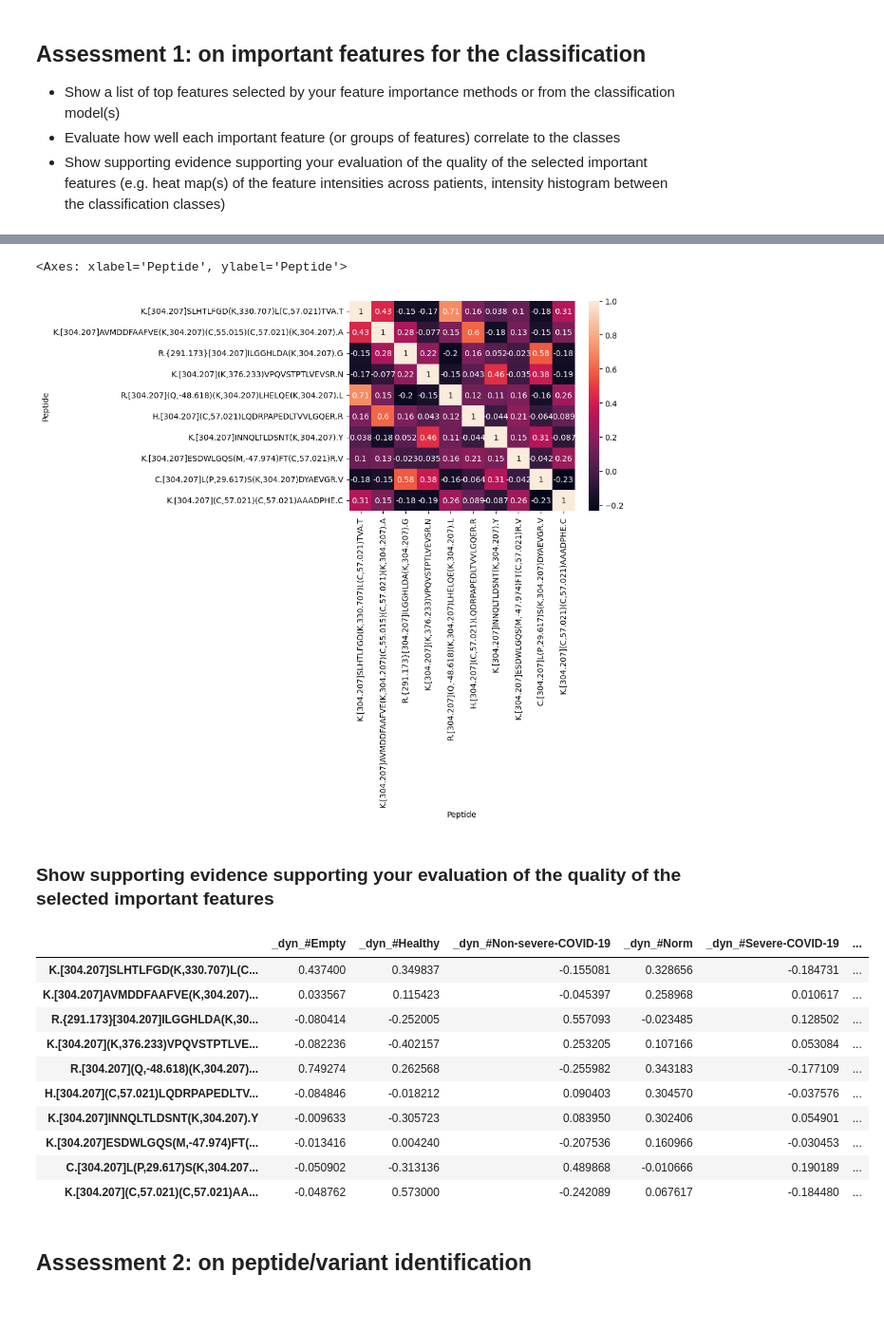
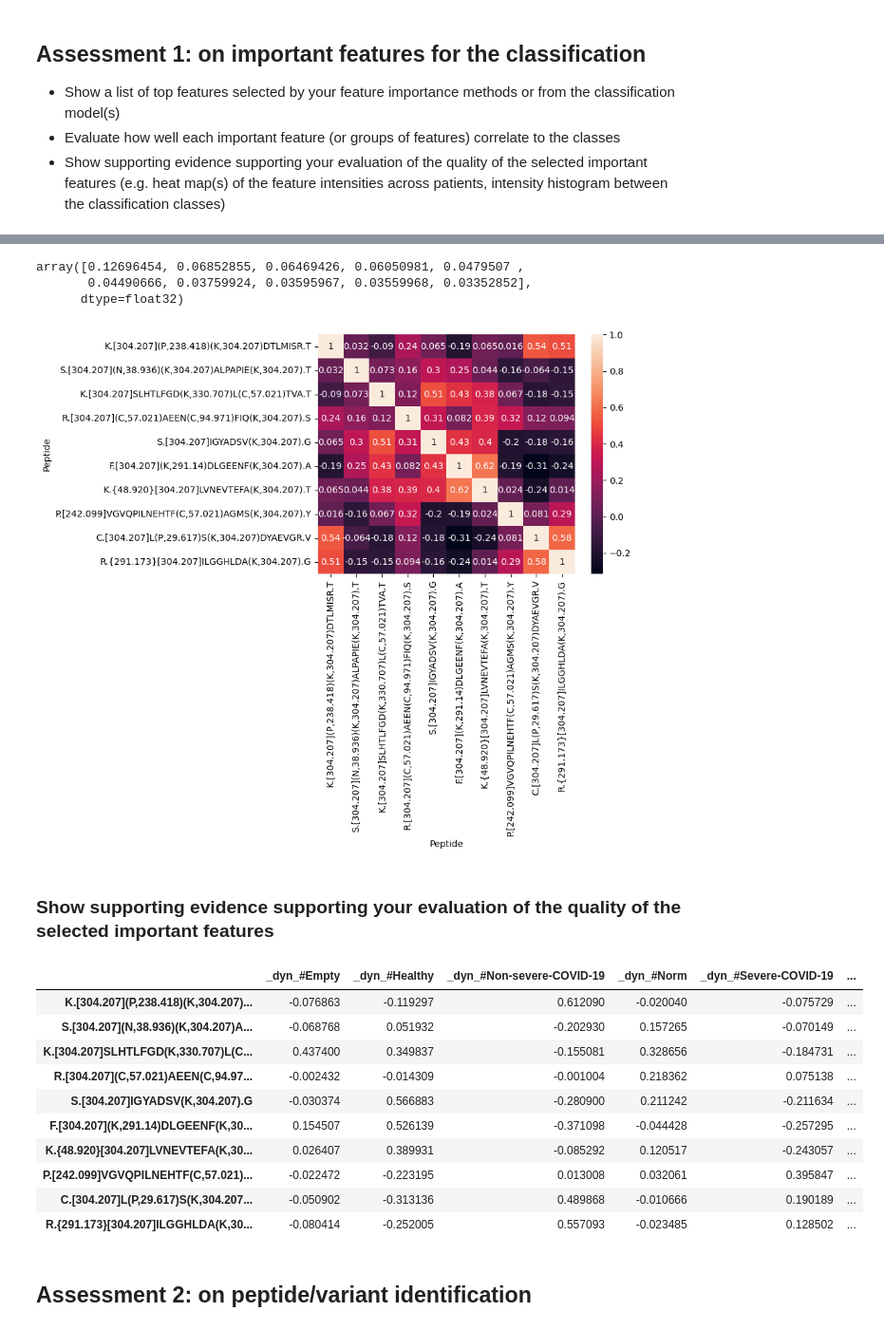
Before and after one commit to MiddleEarthExplorer/COVID19_Classification, a Jupyter notebook: CSE291_Notebook_Brian-Stage 2.ipynb, the cells around one changed output, grey strips where cells are left out. Shown at 95% size. Saved outputs shown, nothing was run; the diff lists cells and outputs as text; code cells hidden in the pictures.

```diff
--- a/CSE291_Notebook_Brian-Stage 2.ipynb
+++ b/CSE291_Notebook_Brian-Stage 2.ipynb
@@ -846,10 +846,17 @@ F1 Score:  0.8571428571428571
 # %%
 # XGBoost model
 xgb_random_seed = 42
+best_params_ = {'subsample': 0.6, 'n_estimators': 50, 'max_depth': 3, 'learning_rate': 0.1, 'colsample_bytree': 0.4, 'colsample_bylevel': 0.7}
 
-xgb_model_raw = xgb.XGBClassifier(seed=xgb_random_seed)
-xgb_model_raw.fit(X_train, Y_train)
-pred_xgb = xgb_model_raw.predict(X_test)
+xgb_model = xgb.XGBClassifier(seed=xgb_random_seed, subsample= best_params_['subsample'],
+                              n_estimators= best_params_['n_estimators'],
+                              max_depth=best_params_['max_depth'],
+                             learning_rate=best_params_['learning_rate'] ,
+                              colsample_bytree= best_params_['colsample_bytree'],
+                              colsample_bylevel= best_params_['colsample_bylevel'])
+
+xgb_model.fit(X_train, Y_train)
+pred_xgb = xgb_model.predict(X_test)
 print("XGBoost Model (before fine tune) test results:")
 Precision, Recall, Accuracy, Balanced_accuracy, F1_Score = getMetrics(pred_xgb, Y_test, flag_print=True)
 # %% [output]
@@ -998,6 +1005,3 @@ F1 Score:  0.8571428571428571
 - Show a list of top features selected by your feature importance methods or from the classification model(s)
 - Evaluate how well each important feature (or groups of features) correlate to the classes
 - Show supporting evidence supporting your evaluation of the quality of the selected important features (e.g. heat map(s) of the feature intensities across patients, intensity histogram between the classification classes)
-# %%
-xgb_model = xgb_model_raw  # modify this
-xgb_model.feature_importances_
@@ -1005,0 +1008,3 @@ array([0., 0., 0., ..., 0., 0., 0.], dtype=float32)
+# %%
+log_num = 1
+xgb_model.feature_importances_
@@ -1044,3 +1069,12 @@ array([0.30083323, 0.1777439 , 0.09602928, 0.07597069, 0.05758812,
+# %%
+topk_importance = np.array(xgb_model.feature_importances_)[sorted_idx][:feature_number]
+# topk_importance = np.array([0.30083323, 0.1777439 , 0.09602928, 0.07597069, 0.05758812,
+#        0.05366225, 0.03516837, 0.0322929 , 0.02885217, 0.0285464 ])
+topk_importance
+# %% [output]
+array([0.12696454, 0.06852855, 0.06469426, 0.06050981, 0.0479507 ,
+       0.04490666, 0.03759924, 0.03595967, 0.03559968, 0.03352852],
+      dtype=float32)
 # %%
 # get top k features
 topk_features = pd.DataFrame({
@@ -1051,9 +1085,10 @@ topk_features = pd.DataFrame({
 # Calculate the correlation among peptides
 corr_matrix = variants_processed[topk_peptides.tolist() + ['Condition']].corr()
 sns.heatmap(corr_matrix, annot=True)
+plt.savefig("./images/feature_correlation_heapmap-%i.png"%(log_num),dpi=300, bbox_inches = 'tight', pad_inches = 0)
+plt.show()
 # %% [output]
-<Axes: xlabel='Peptide', ylabel='Peptide'>
-[figure, old version]
+[figure, new version]
 # %% [markdown]
 ### Show supporting evidence supporting your evaluation of the quality of the selected important features
 # %%
@@ -1063,20 +1098,21 @@ target_df = pd.DataFrame(target_encoded, columns=encoder.categories_[0], index=v
 # %%
 concat_df = pd.concat([variants_processed[topk_peptides], target_df], axis=1)
 corr_matrix = concat_df.corr()
 corr_matrix_filtered = corr_matrix.loc[topk_peptides, encoder.categories_[0]]
+corr_matrix_filtered.to_csv("images/corr_matrix_filtered-%i.csv"%(log_num))
 corr_matrix_filtered
 # %% [output]
 |  | _dyn_#Empty | _dyn_#Healthy | _dyn_#Non-severe-COVID-19 | _dyn_#Norm | _dyn_#Severe-COVID-19 | ... |
+| K.[304.207](P,238.418)(K,304.207)... | -0.076863 | -0.119297 | 0.612090 | -0.020040 | -0.075729 | ... |
+| S.[304.207](N,38.936)(K,304.207)A... | -0.068768 | 0.051932 | -0.202930 | 0.157265 | -0.070149 | ... |
 | K.[304.207]SLHTLFGD(K,330.707)L(C... | 0.437400 | 0.349837 | -0.155081 | 0.328656 | -0.184731 | ... |
-| K.[304.207]AVMDDFAAFVE(K,304.207)... | 0.033567 | 0.115423 | -0.045397 | 0.258968 | 0.010617 | ... |
+| R.[304.207](C,57.021)AEEN(C,94.97... | -0.002432 | -0.014309 | -0.001004 | 0.218362 | 0.075138 | ... |
+| S.[304.207]IGYADSV(K,304.207).G | -0.030374 | 0.566883 | -0.280900 | 0.211242 | -0.211634 | ... |
+| F.[304.207](K,291.14)DLGEENF(K,30... | 0.154507 | 0.526139 | -0.371098 | -0.044428 | -0.257295 | ... |
+| K.{48.920}[304.207]LVNEVTEFA(K,30... | 0.026407 | 0.389931 | -0.085292 | 0.120517 | -0.243057 | ... |
+| P.[242.099]VGVQPILNEHTF(C,57.021)... | -0.022472 | -0.223195 | 0.013008 | 0.032061 | 0.395847 | ... |
+| C.[304.207]L(P,29.617)S(K,304.207... | -0.050902 | -0.313136 | 0.489868 | -0.010666 | 0.190189 | ... |
 | R.{291.173}[304.207]ILGGHLDA(K,30... | -0.080414 | -0.252005 | 0.557093 | -0.023485 | 0.128502 | ... |
-| K.[304.207](K,376.233)VPQVSTPTLVE... | -0.082236 | -0.402157 | 0.253205 | 0.107166 | 0.053084 | ... |
-| R.[304.207](Q,-48.618)(K,304.207)... | 0.749274 | 0.262568 | -0.255982 | 0.343183 | -0.177109 | ... |
-| H.[304.207](C,57.021)LQDRPAPEDLTV... | -0.084846 | -0.018212 | 0.090403 | 0.304570 | -0.037576 | ... |
-| K.[304.207]INNQLTLDSNT(K,304.207).Y | -0.009633 | -0.305723 | 0.083950 | 0.302406 | 0.054901 | ... |
-| K.[304.207]ESDWLGQS(M,-47.974)FT(... | -0.013416 | 0.004240 | -0.207536 | 0.160966 | -0.030453 | ... |
-| C.[304.207]L(P,29.617)S(K,304.207... | -0.050902 | -0.313136 | 0.489868 | -0.010666 | 0.190189 | ... |
-| K.[304.207](C,57.021)(C,57.021)AA... | -0.048762 | 0.573000 | -0.242089 | 0.067617 | -0.184480 | ... |
 # %% [markdown]
 ## Assessment 2: on peptide/variant identification
 # %% [markdown]
```
Also changed, not shown: parts of 10 cells of this notebook, 22 other files.
